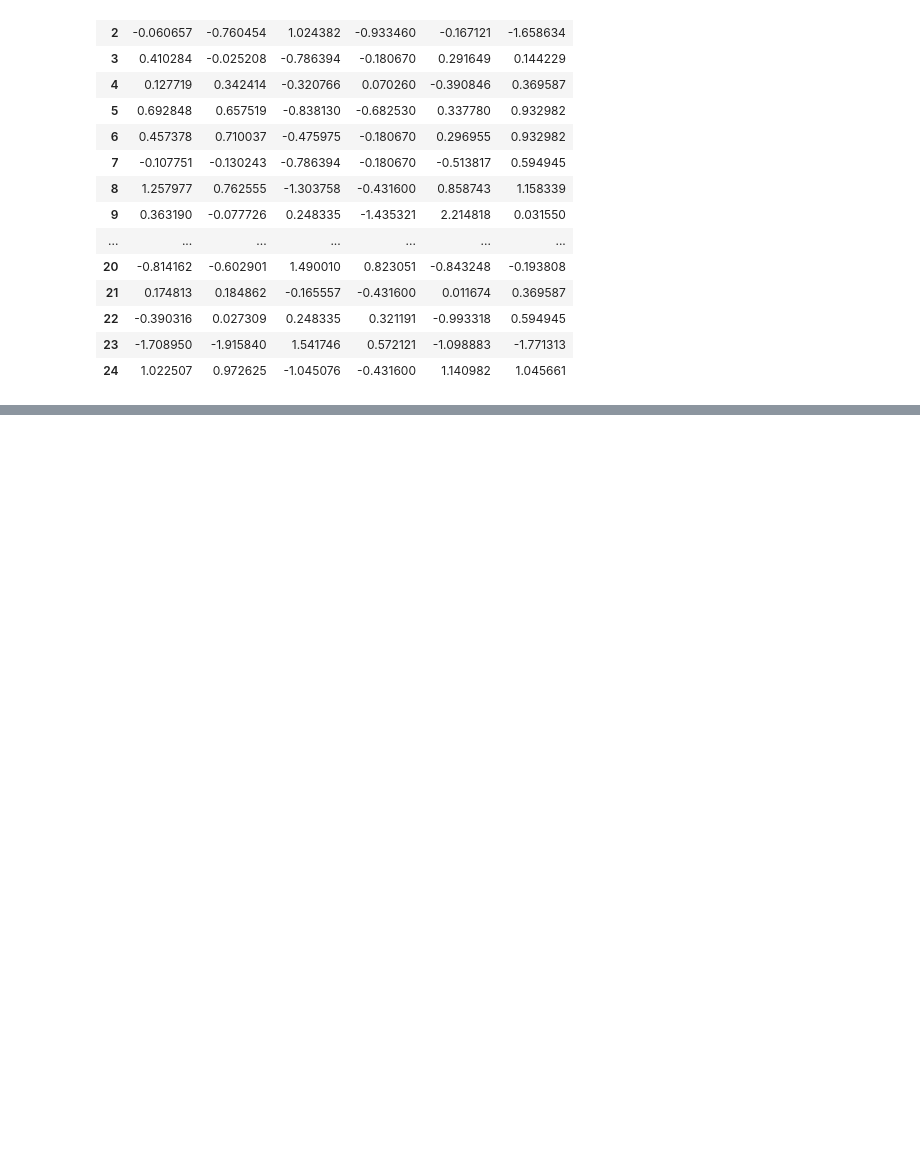
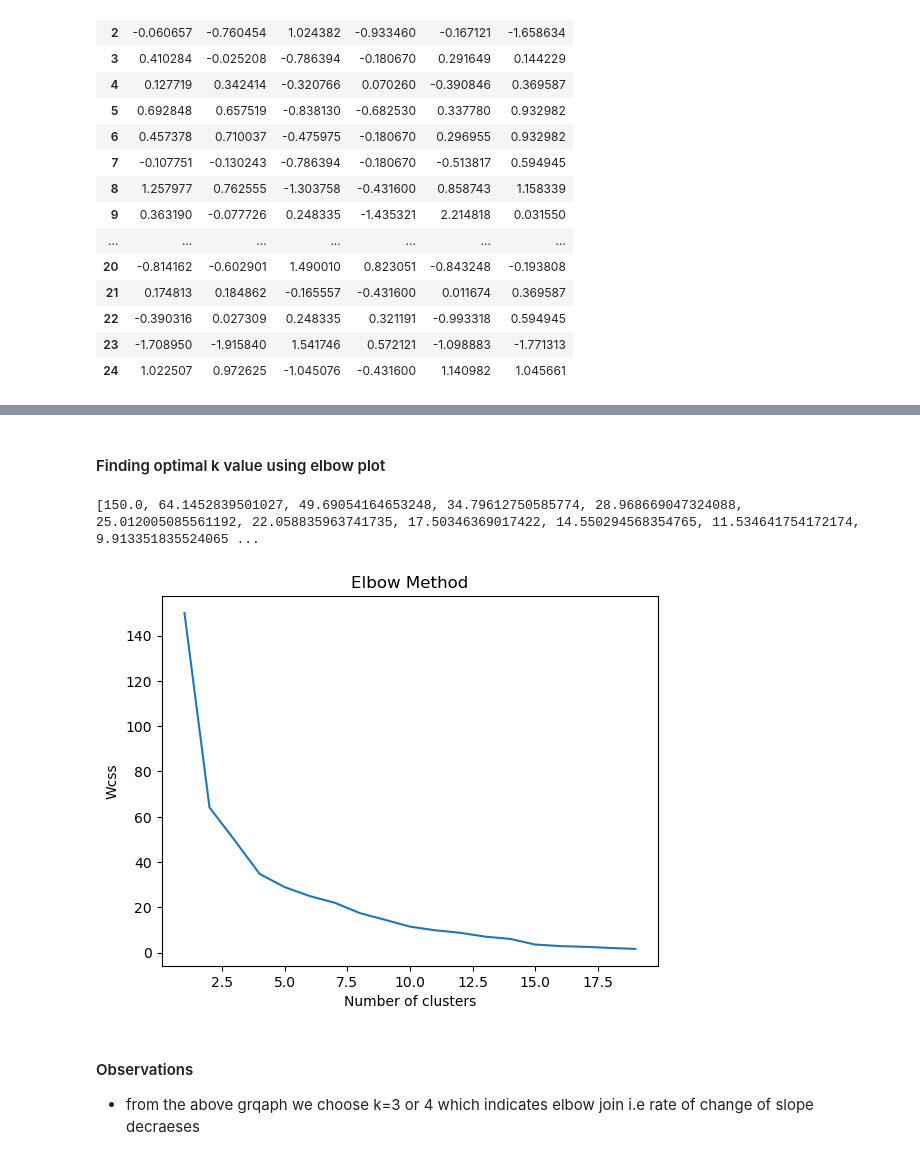
Before and after one commit to gopi-chandu-ch/excelr_task, a Jupyter notebook: Clustering/k-means_clustering.ipynb, the cells around one changed output, grey strips where cells are left out. Drawn from its saved outputs; the diff is of its cells as text; code cells hidden in the pictures; blank space fills up the shorter version.

```diff
--- a/Clustering/k-means_clustering.ipynb
+++ b/Clustering/k-means_clustering.ipynb
@@ -96,0 +99,5 @@ scaled_univ_df
+# %%
+# Build 3 clusters using KMeans Cluster alogirthm
+from sklearn.cluster import KMeans
+clusters_new=KMeans(3, random_state=0) # Specify 3 clusters
+clusters_new.fit(scaled_univ_df)
@@ -96,0 +172,21 @@ scaled_univ_df
+# %% [markdown]
+#### Finding optimal k value using elbow plot
+# %%
+wcss = [ ]
+for i in range(1, 20):
+    kmeans = KMeans(n_clusters=i,random_state=0 )
+    kmeans.fit(scaled_univ_df)
+    #kmeans . Fit(Univ1)
+    wcss.append(kmeans . inertia_)
+print(wcss)
+plt.plot(range(1, 20), wcss)
+plt.title('Elbow Method')
+plt.xlabel('Number of clusters')
+plt.ylabel('Wcss')
+plt.show()
+# %% [output]
+[150.0, 64.1452839501027, 49.69054164653248, 34.79612750585774, 28.968669047324088, 25.012005085561192, 22.058835963741735, 17.50346369017422, 14.550294568354765, 11.534641754172174, 9.913351835524065 ...
+[figure, added]
+# %% [markdown]
+#### Observations
+- from the above grqaph we choose k=3 or 4 which indicates elbow join i.e rate of change of slope decraeses
```
Also changed, not shown: parts of 9 cells of this notebook.
